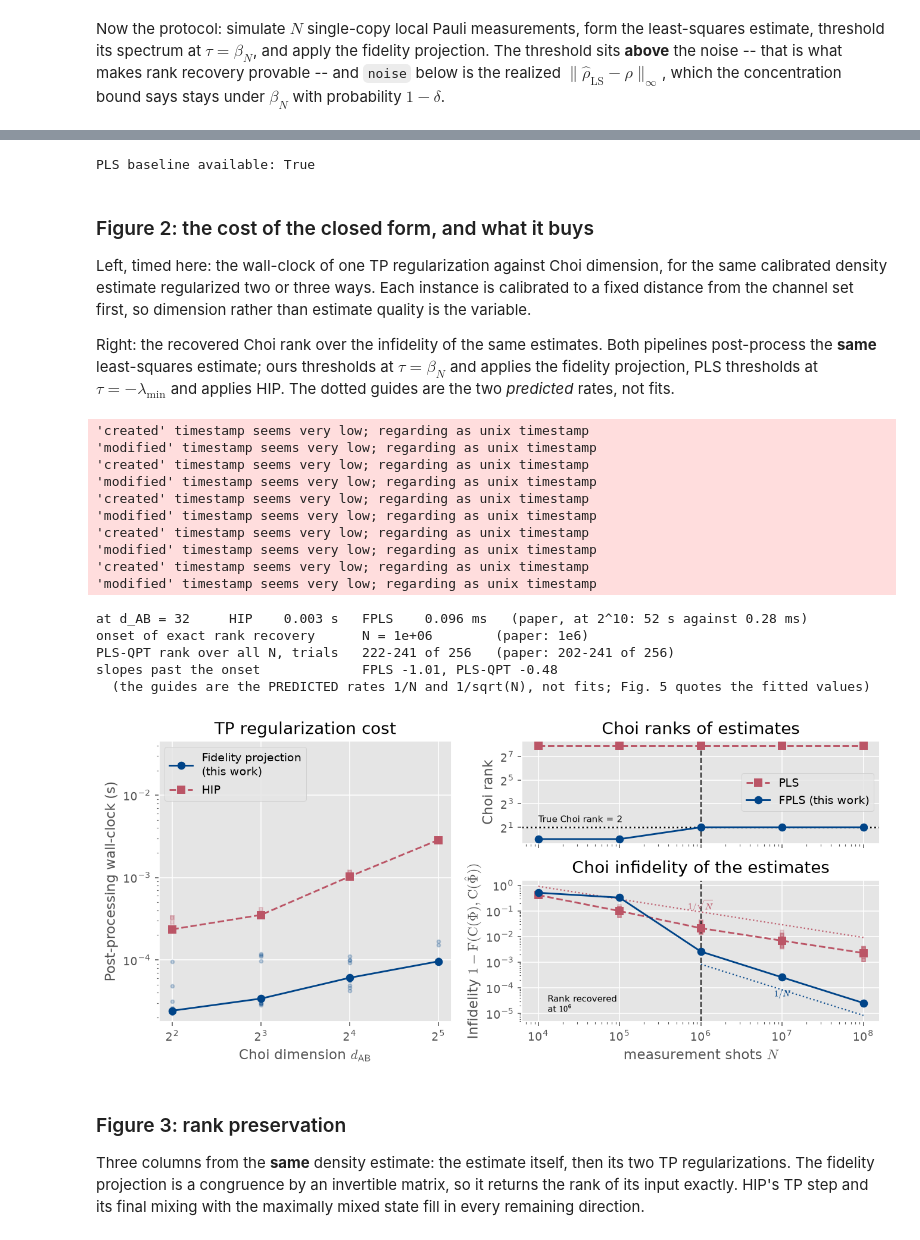
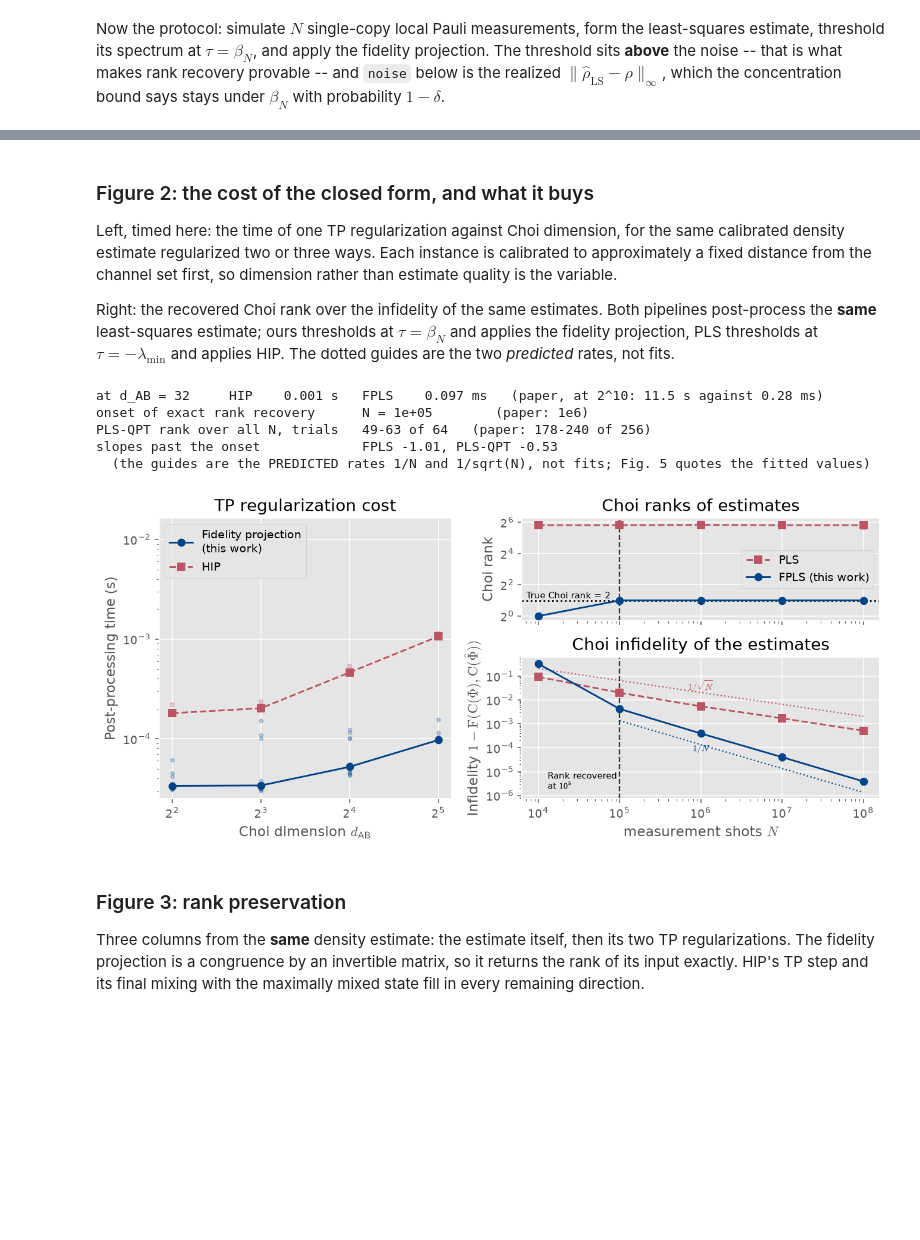
Before and after one commit to afhamash/fidelity_QPT, a Jupyter notebook: fpls_notebook.ipynb, the cells around one changed output, grey strips where cells are left out. Drawn from its saved outputs; the diff is of its cells as text; code cells hidden in the pictures; blank space fills up the shorter version.

```diff
--- a/fpls_notebook.ipynb
+++ b/fpls_notebook.ipynb
@@ -155,16 +193,14 @@ from sweeps import (PAPER_SHOTS, have_hip, channel, sweep_headline, sweep_accura
                     sweep_spectra, sweep_thresholds, sweep_robustness,
                     sweep_cost_ladder, sweep_hip_iterations, sweep_table)
 
-print("PLS baseline available:", have_hip())
+assert have_hip(), "the PLS baseline (hip/, run by pls.py) failed to import"
-# %% [output]
-PLS baseline available: True
 # %% [markdown]
 ### Figure 2: the cost of the closed form, and what it buys
 
-Left, timed here: the wall-clock of one TP regularization against Choi dimension,
+Left, timed here: the time of one TP regularization against Choi dimension,
 for the same calibrated density estimate regularized two or three ways. Each
-instance is calibrated to a fixed distance from the channel set first, so
-dimension rather than estimate quality is the variable.
+instance is calibrated to approximately a fixed distance from the channel set
+first, so dimension rather than estimate quality is the variable.
 
 Right: the recovered Choi rank over the infidelity of the same estimates. Both
 pipelines post-process the **same** least-squares estimate; ours thresholds at
@@ -172,39 +208,34 @@ $\tau = \beta_N$ and applies the fidelity projection, PLS thresholds at
 $\tau = -\lambda_{\min}$ and applies HIP. The dotted guides are the two
 *predicted* rates, not fits.
 # %%
-# ---- parameters -------------------------------------------------------------
-NQ     = 4                  # qubits per side, so d_AB = 4^NQ.   PAPER: 4  (d_AB = 256)
-SHOTS  = [1e4, 1e5, 1e6, 1e7, 1e8]   #                            PAPER: PAPER_SHOTS (1e4..1e10)
-TRIALS = 10                  # trials per shot count.              PAPER: 10
-SEED   = 20260817           # the paper's seed.                   PAPER: 20260817
-LADDER_DIMS = (4, 8, 16, 32)  # Choi dims timed on the left, or (dA, dB) pairs.
-                            #                                     PAPER: 4 .. 1024
-LADDER_SDP  = False         # also time the diamond-norm SDP (needs cvxpy). PAPER: True, to 128
-# PAPER FIGURE: NQ=4, SHOTS=PAPER_SHOTS, TRIALS=10, LADDER_DIMS=(4,...,1024),
-#               LADDER_SDP=True  (hours: the SDP alone is 86 s per instance at 2^7)
+# ---- parameters (reduced: seconds) ------------------------------------------
+NQ     = 3                      # qubits per side, so d_AB = 4^NQ
+SHOTS  = [1e4, 1e5, 1e6, 1e7, 1e8]
+TRIALS = 10                     # trials per shot count
+SEED   = 20260817
+LADDER_DIMS = (4, 8, 16, 32)    # Choi dimensions timed on the left, or (dA, dB) pairs
+LADDER_SDP  = False             # also time the diamond-norm SDP (needs cvxpy)
+
+# ---- paper parameters (about 7 min; with the SDP, several hours): uncomment, and comment out the block above ---
+# NQ     = 4                    # d_AB = 256
+# SHOTS  = PAPER_SHOTS          # twelve shot counts, 1e4 .. 1e10
+# TRIALS = 10
+# SEED   = 20260817
+# LADDER_DIMS = (4, 8, 16, 32, 64, 128, 256, 512, 1024)
+# LADDER_SDP  = True            # the SDP is timed up to d_AB = 128 only
+# -----------------------------------------------------------------------------
 # A power of two is split as evenly as it allows, so 64 is 8x8 and 128 is 8x16;
 # the odd powers are the rectangular points that interleave the square ones.
-# -----------------------------------------------------------------------------
 data   = sweep_headline(nq=NQ, shots=SHOTS, trials=TRIALS, seed=SEED)
 ladder = sweep_cost_ladder(dims=LADDER_DIMS, trials=TRIALS, seed=SEED, sdp=LADDER_SDP)
 fig_headline(data=data, ladder=ladder);
 # %% [output]
-'created' timestamp seems very low; regarding as unix timestamp
-'modified' timestamp seems very low; regarding as unix timestamp
-'created' timestamp seems very low; regarding as unix timestamp
-'modified' timestamp seems very low; regarding as unix timestamp
-'created' timestamp seems very low; regarding as unix timestamp
-'modified' timestamp seems very low; regarding as unix timestamp
-'created' timestamp seems very low; regarding as unix timestamp
-'modified' timestamp seems very low; regarding as unix timestamp
-'created' timestamp seems very low; regarding as unix timestamp
-'modified' timestamp seems very low; regarding as unix timestamp
+at d_AB = 32     HIP    0.001 s   FPLS    0.097 ms   (paper, at 2^10: 11.5 s against 0.28 ms)
+onset of exact rank recovery      N = 1e+05        (paper: 1e6)
+PLS-QPT rank over all N, trials   49-63 of 64   (paper: 178-240 of 256)
+slopes past the onset             FPLS -1.01, PLS-QPT -0.53
+  (the guides are the PREDICTED rates 1/N and 1/sqrt(N), not fits; Fig. 5 quotes the fitted values)
-at d_AB = 32     HIP    0.003 s   FPLS    0.096 ms   (paper, at 2^10: 52 s against 0.28 ms)
-onset of exact rank recovery      N = 1e+06        (paper: 1e6)
-PLS-QPT rank over all N, trials   222-241 of 256   (paper: 202-241 of 256)
-slopes past the onset             FPLS -1.01, PLS-QPT -0.48
-  (the guides are the PREDICTED rates 1/N and 1/sqrt(N), not fits; Fig. 5 quotes the fitted values)
-[figure, old version]
+[figure, new version]
 # %% [markdown]
 ### Figure 3: rank preservation
 
```
Also changed, not shown: parts of 22 cells of this notebook, 35 other files.
